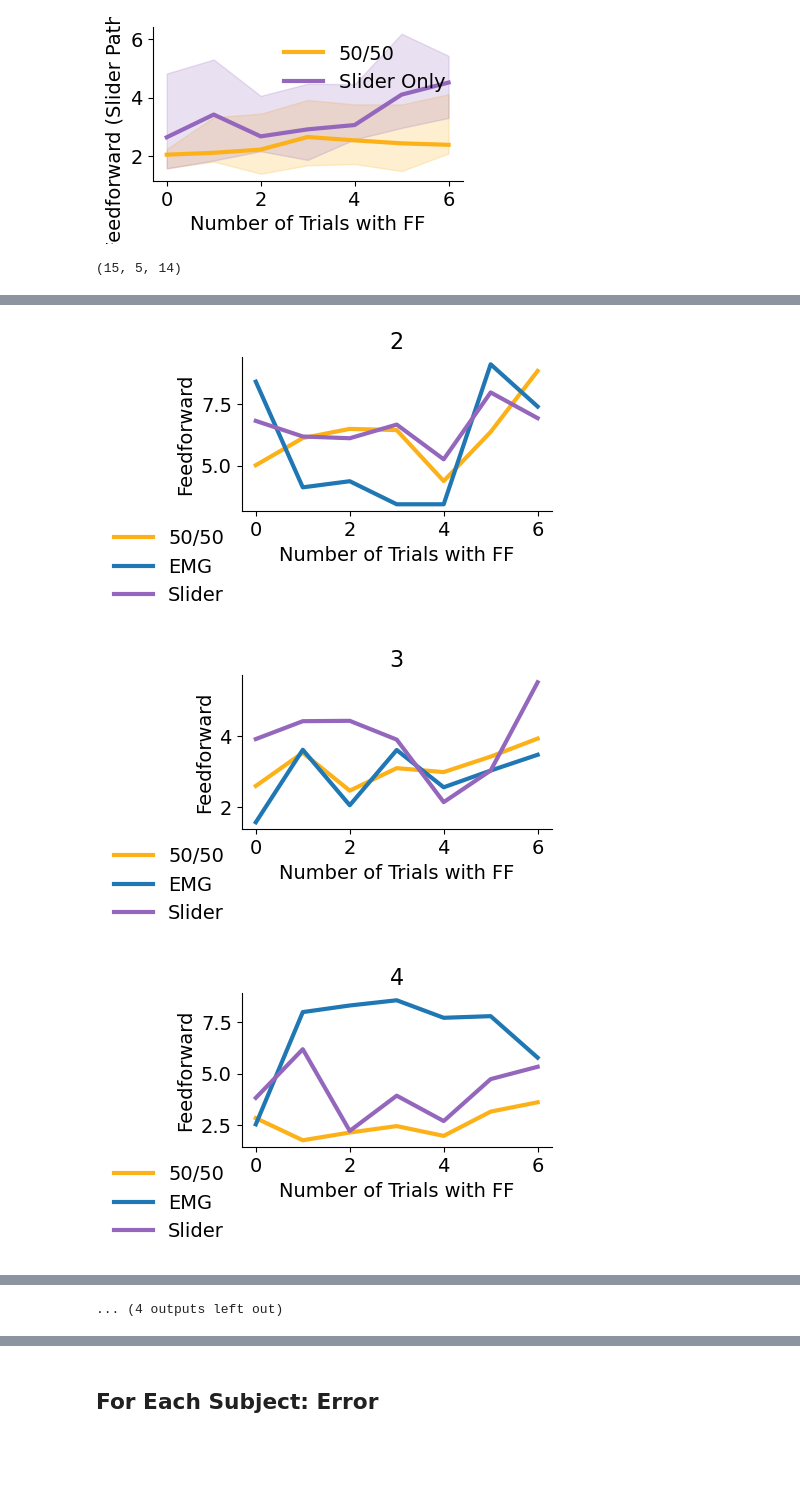
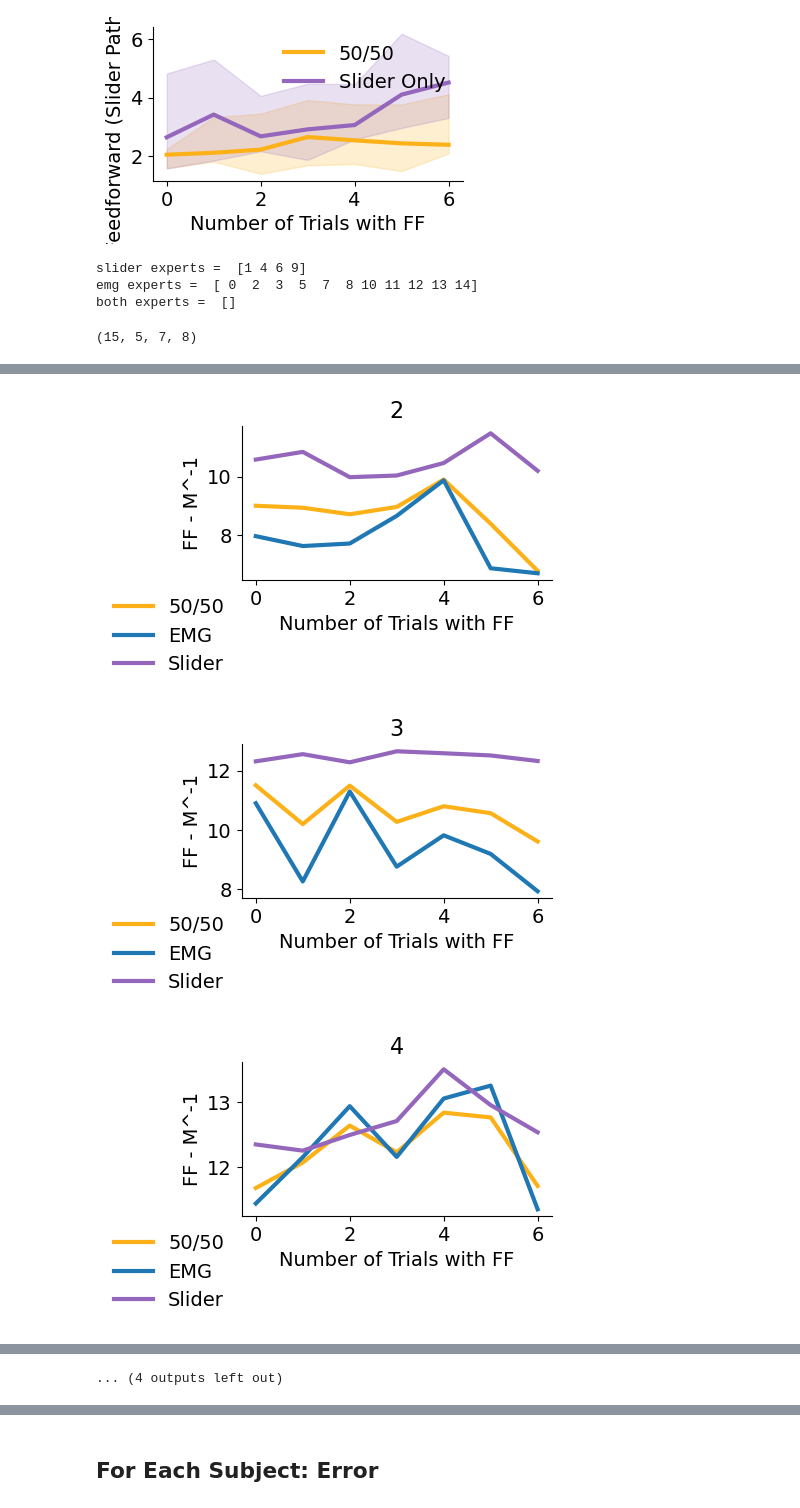
Before and after one commit to finley16/sensorimotor_fusion, a Jupyter notebook: analysis/Multimodal paper/20250501_EMBC_analysis.ipynb, the cells around one changed output, grey strips where cells are left out. Cells and saved outputs as stored; diff of their text form; code cells hidden in the pictures; blank space fills up the shorter version.

```diff
--- a/analysis/Multimodal paper/20250501_EMBC_analysis.ipynb
+++ b/analysis/Multimodal paper/20250501_EMBC_analysis.ipynb
@@ -311,16 +311,48 @@ plt.show()
 # %% [output]
 (15, 5, 14)
 [figure]
+# %%
+avg_errors_slider = np.mean(errors[:,0,-4:],axis = 1) # slider only condition, last 4 trials
+avg_errors_emg = np.mean(errors[:,4,-4:],axis = 1) # emg only condition, last 4 trials
+avg_errors_slider,avg_errors_emg
+
+# find who is better at which modality
+slider_experts = []
+emg_experts = []
+both_experts = []
+for sub in range(subject_num):
+    diff = avg_errors_emg[sub] - avg_errors_slider[sub]
+    if diff > 0:
+        slider_experts.append(sub)
+    elif diff < 0:
+        emg_experts.append(sub)
+slider_experts = np.array(slider_experts)
+emg_experts = np.array(emg_experts)
+both_experts = np.array(both_experts)
+# slider_experts = np.argsort(avg_errors_slider)[:5]
+# emg_experts = np.argsort(avg_errors_emg)[:5]
+slider_experts_num = len(slider_experts)
+emg_experts_num = len(emg_experts)
+both_experts_num = len(both_experts)
+print('slider experts = ',slider_experts)
+print('emg experts = ',emg_experts)
+print('both experts = ',both_experts)
+# %% [output]
+slider experts =  [1 4 6 9]
+emg experts =  [ 0  2  3  5  7  8 10 11 12 13 14]
+both experts =  []
 # %%
-print(errors.shape) # plot x axis is trials and y is errors, for one condition
+num_trials = np.arange(0, 7)
+f_emg = np.mean(np.abs(F0-M**(-1)),axis = 3)
+f_slider = np.mean(np.abs(F1-M**(-1)),axis = 3)
+print(F0.shape)
 
-num_trials = np.arange(0, 7)
 
 plt.show()
 for subject in range(subject_num):
     fig,ax = plt.subplots(figsize=(4,2))
-    mean_F = np.mean(np.abs(F),axis = 3)
-    ax.set_ylabel('Feedforward')
+    mean_F = np.mean(np.abs(F-M**(-1)),axis = 3)
+    ax.set_ylabel('FF - M^-1')
     ax.set_xlabel('Number of Trials with FF')
     ax.spines['top'].set_visible(False)
     ax.spines['right'].set_visible(False)
@@ -328,10 +360,10 @@ for subject in range(subject_num):
 
     # magnitude
     ax.plot(num_trials,mean_F[subject,2,:],'-',label = '50/50',color = colors['GOLD'],linewidth = 3)
-    ax.plot(num_trials,mean_F[subject,4,:],'-',label = 'EMG',color = colors['BLUE'],linewidth = 3)
-    ax.plot(num_trials,mean_F[subject,0,:],'-',label = 'Slider',color = colors['PURPLE'],linewidth = 3)
+    ax.plot(num_trials,f_emg[subject,2,:],'-',label = 'EMG',color = colors['BLUE'],linewidth = 3)
+    ax.plot(num_trials,f_slider[subject,2,:],'-',label = 'Slider',color = colors['PURPLE'],linewidth = 3)
     ax.legend(bbox_to_anchor = (0,0), ncol=1, frameon=False, loc = 'upper right')
     ax.set_title(subject)
     plt.show()
 # %% [output]
-(15, 5, 14)
+(15, 5, 7, 8)
@@ -340,3 +372,3 @@ for subject in range(subject_num):
-[figure, old version]
+[figure, new version]
-[figure, old version]
+[figure, new version]
-[figure, old version]
+[figure, new version]
```
Also changed, not shown: parts of 11 cells of this notebook.
